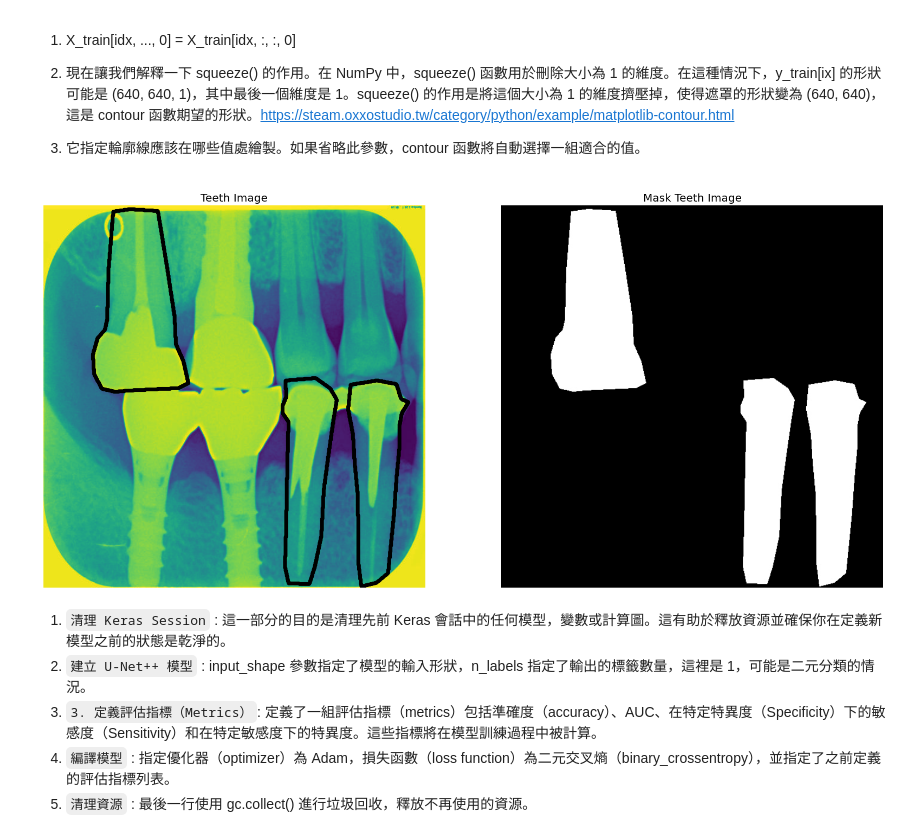
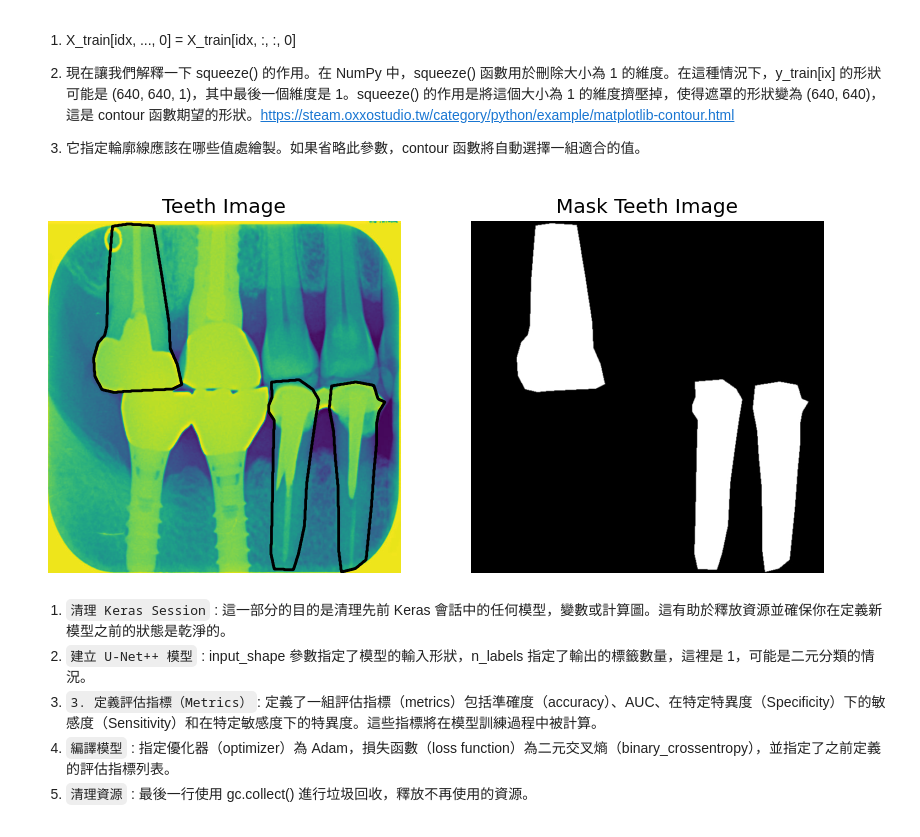
Before and after one commit to howard-hihihi/Teeth-UnetPP, a Jupyter notebook: UnetPlusPlus.ipynb, the cells around one changed output. Saved outputs shown, nothing was run; the diff lists cells and outputs as text; code cells hidden in the pictures.

```diff
--- a/UnetPlusPlus.ipynb
+++ b/UnetPlusPlus.ipynb
@@ -123,21 +133,21 @@ gc.collect() #  用於清理不再使用的對象，釋放內存。
 # %%
 # Visualize any randome image along with the mask
 idx = random.randint(0, len(X_train))
 has_mask = y_train[idx].max() > 0
 
-fig, (ax1, ax2) = plt.subplots(1, 2, figsize = (20, 15))
+fig, (ax1, ax2) = plt.subplots(1, 2, figsize = (10, 5))
 
 ax1.imshow(X_train[idx, ..., 0], interpolation = 'bilinear')
 if has_mask:
-    ax1.contour(y_train[idx].squeeze(), colors = 'k', linewidths = 5, levels = [0.5])
+    ax1.contour(y_train[idx].squeeze(), colors = 'k', linewidths = 2, levels = [0.5])
 ax1.set_title('Teeth Image')
 ax1.set_axis_off() # 不顯示 x, y 軸線
 
 ax2.imshow(y_train[idx].squeeze(), cmap = 'gray', interpolation = 'bilinear')
 ax2.set_title('Mask Teeth Image')
 ax2.set_axis_off() # 不顯示 x, y 軸線
 # %% [output]
-[figure, old version]
+[figure, new version]
 # %%
 dropout_rate = 0.5
 
```
Also changed, not shown: parts of 21 cells of this notebook, 12 other files.
